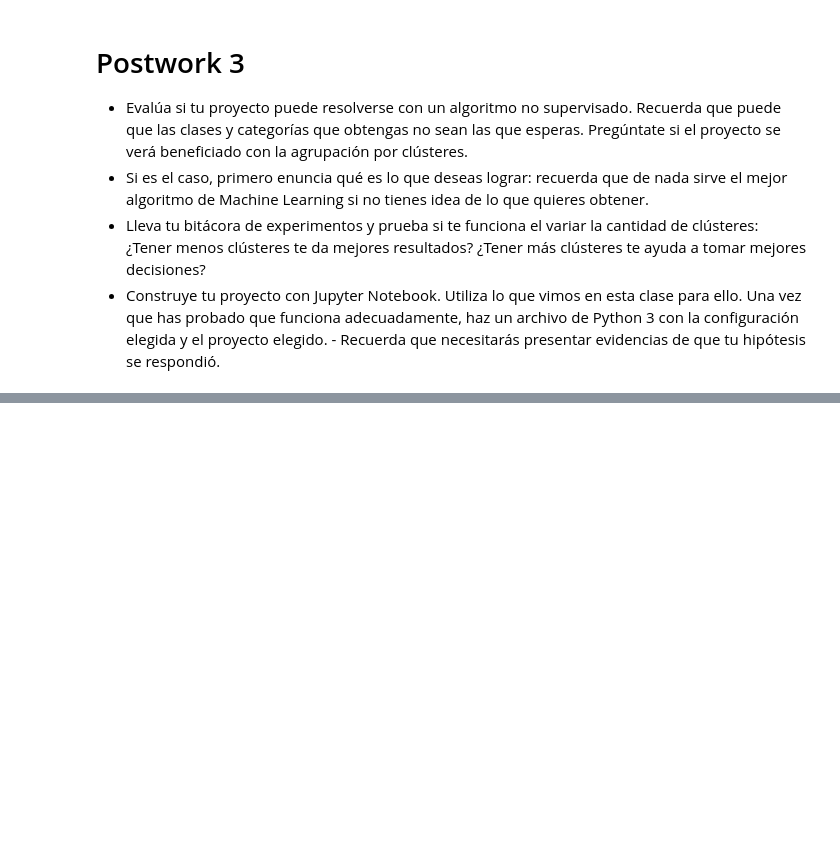
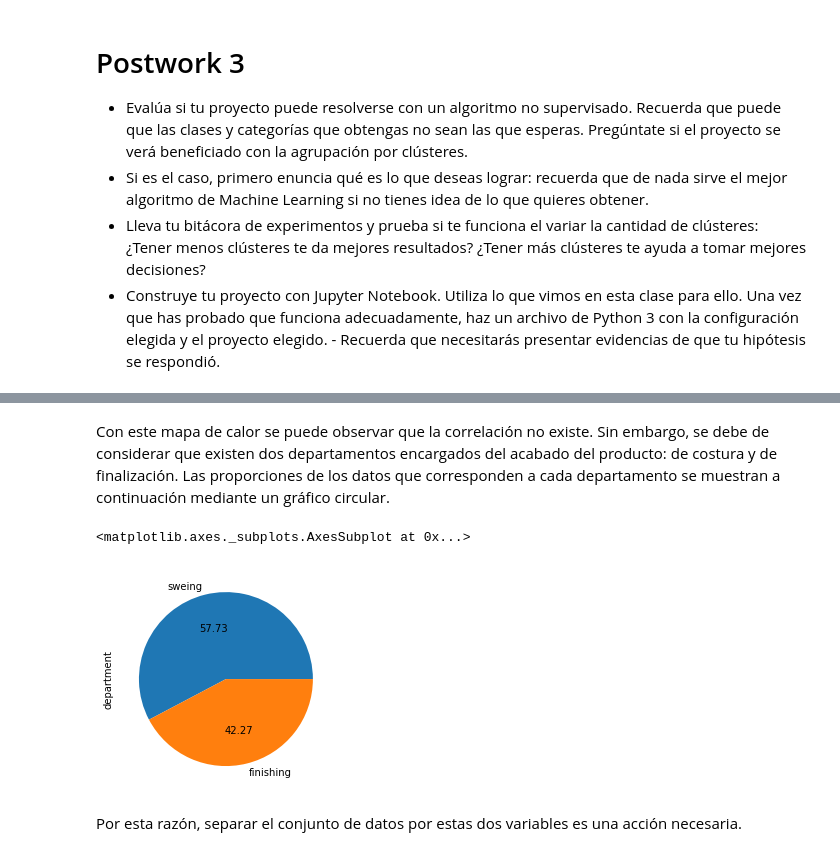
Before and after one commit to 450fausto/Productivity, a Jupyter notebook: Proyecto_Fase3_mod2_Part1.ipynb, the cells around one changed output, grey strips where cells are left out. Drawn from its saved outputs; the diff is of its cells as text; code cells hidden in the pictures; blank space fills up the shorter version.

```diff
--- a/Proyecto_Fase3_mod2_Part1.ipynb
+++ b/Proyecto_Fase3_mod2_Part1.ipynb
@@ -189,3 +228,12 @@ La intención de este postwork es crear módulos de separación, evaluación y v
+# %% [markdown]
+Con este mapa de calor se puede observar que la correlación no existe. Sin embargo, se debe de considerar que existen dos departamentos encargados del acabado del producto: de costura y de finalización. Las proporciones de los datos que corresponden a cada departamento se muestran a continuación mediante un gráfico circular.
+# %%
+df.department.value_counts().plot(kind='pie', autopct="%.2f")
+# %% [output]
+<matplotlib.axes._subplots.AxesSubplot at 0x...>
+[figure, added]
+# %% [markdown]
+Por esta razón, separar el conjunto de datos por estas dos variables es una acción necesaria.
 # %%
 df_sweing=df[df.department=='sweing']
 df_finishing=df[df.department=='finishing']
```
Also changed, not shown: parts of 19 cells of this notebook.
